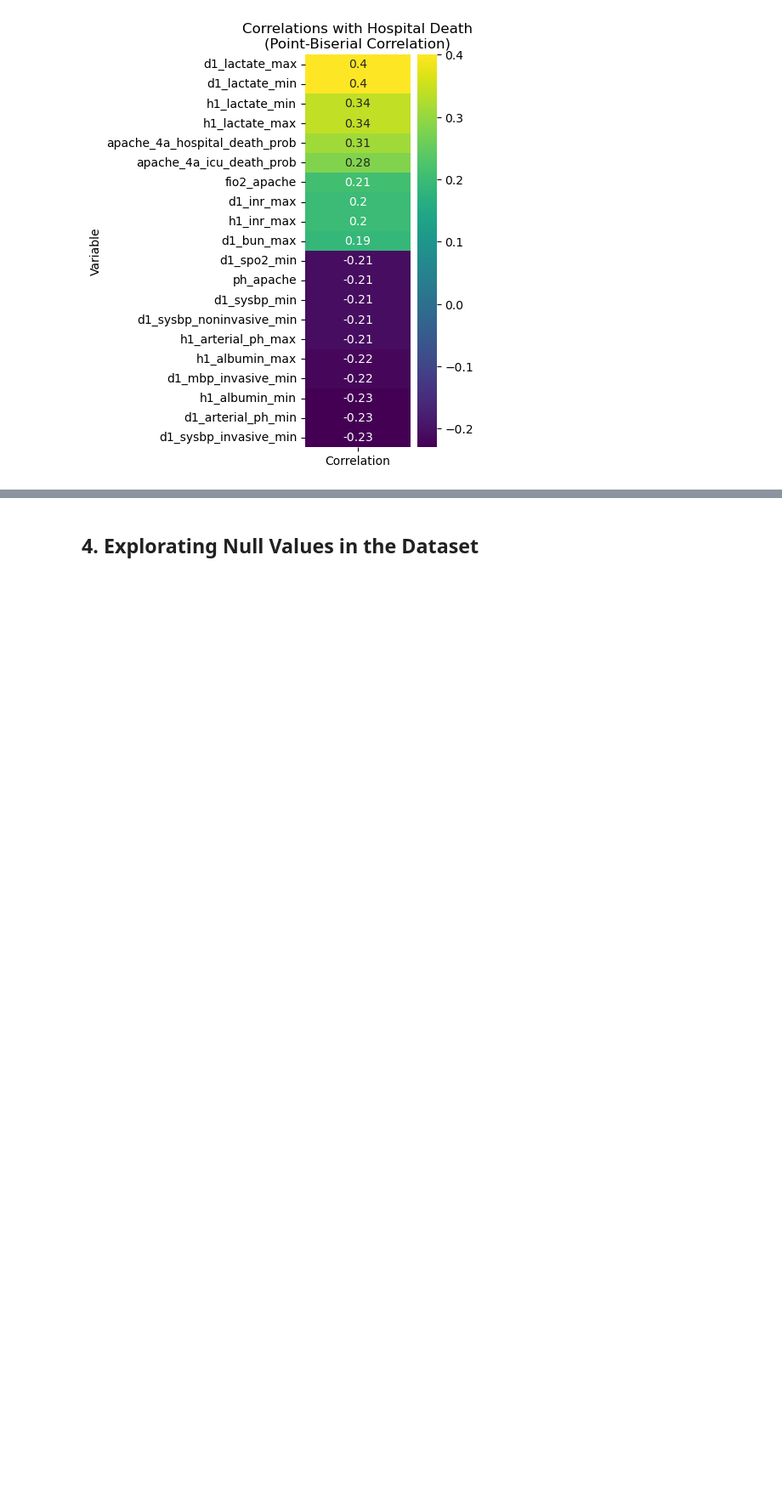
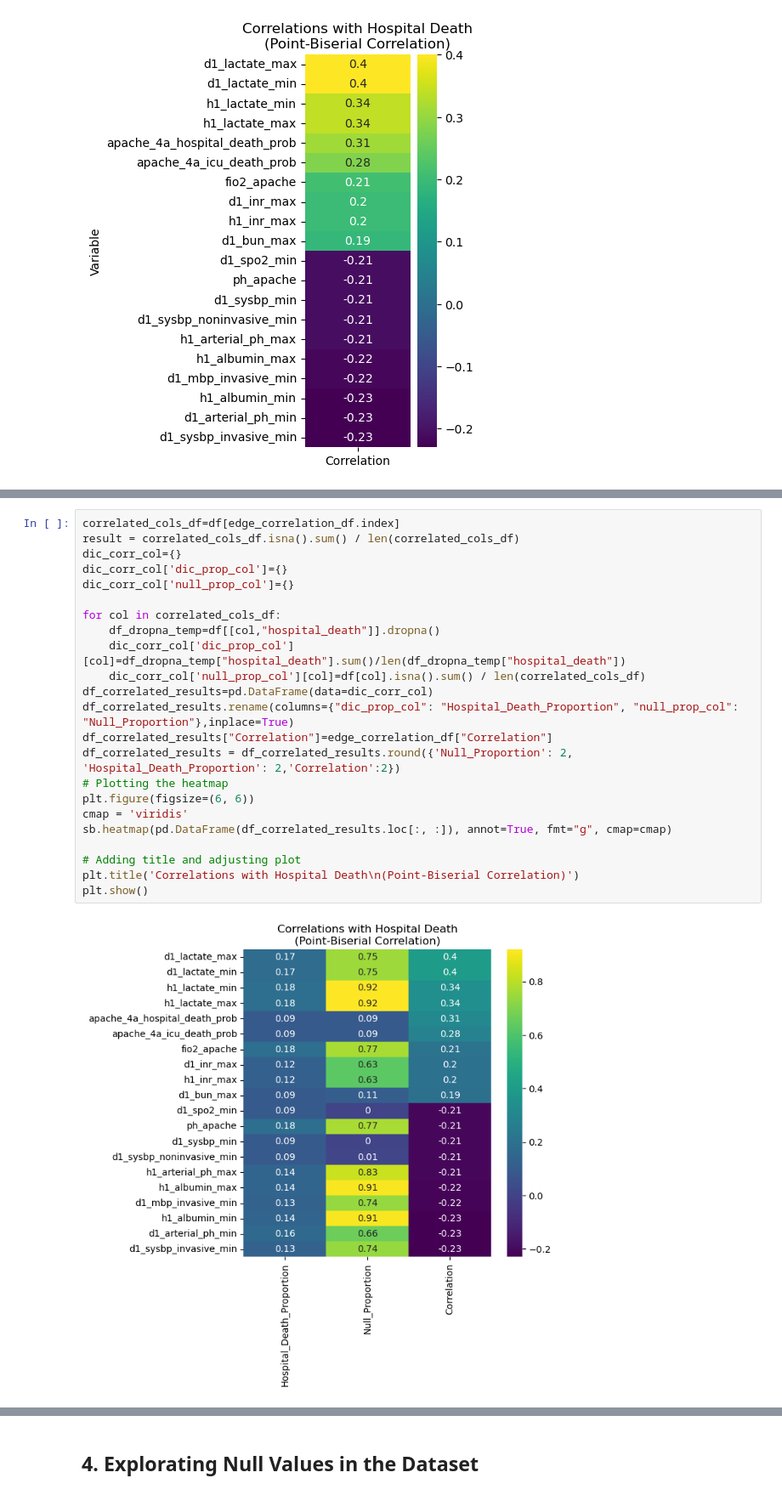
Before and after one commit to ShaniCohen/pred-ICU, a Jupyter notebook: main_eda.ipynb, the cells around one changed output, grey strips where cells are left out. Shown: that part at 85% size. Saved outputs shown, nothing was run; the diff lists cells and outputs as text; blank space fills up the shorter version.

```diff
--- a/main_eda.ipynb
+++ b/main_eda.ipynb
@@ -84,0 +115,25 @@ plt.show()
+# %%
+correlated_cols_df=df[edge_correlation_df.index]
+result = correlated_cols_df.isna().sum() / len(correlated_cols_df)
+dic_corr_col={}
+dic_corr_col['dic_prop_col']={}
+dic_corr_col['null_prop_col']={}
+
+for col in correlated_cols_df:
+    df_dropna_temp=df[[col,"hospital_death"]].dropna()
+    dic_corr_col['dic_prop_col'][col]=df_dropna_temp["hospital_death"].sum()/len(df_dropna_temp["hospital_death"])
+    dic_corr_col['null_prop_col'][col]=df[col].isna().sum() / len(correlated_cols_df)
+df_correlated_results=pd.DataFrame(data=dic_corr_col)
+df_correlated_results.rename(columns={"dic_prop_col": "Hospital_Death_Proportion", "null_prop_col": "Null_Proportion"},inplace=True)
+df_correlated_results["Correlation"]=edge_correlation_df["Correlation"]
+df_correlated_results = df_correlated_results.round({'Null_Proportion': 2, 'Hospital_Death_Proportion': 2,'Correlation':2})
+# Plotting the heatmap
+plt.figure(figsize=(6, 6))
+cmap = 'viridis'
+sb.heatmap(pd.DataFrame(df_correlated_results.loc[:, :]), annot=True, fmt="g", cmap=cmap)
+
+# Adding title and adjusting plot
+plt.title('Correlations with Hospital Death\n(Point-Biserial Correlation)')
+plt.show()
+# %% [output]
+[figure, added]
```
Also changed, not shown: parts of 15 cells of this notebook.
